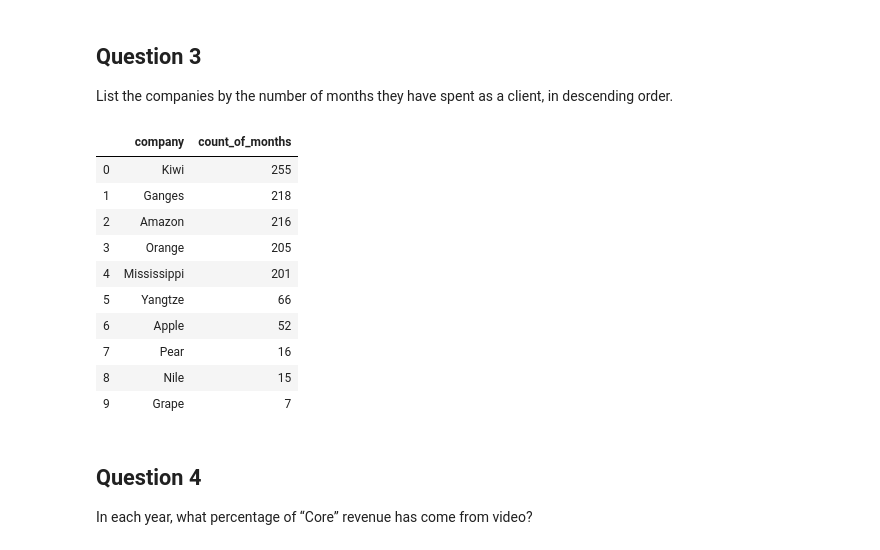
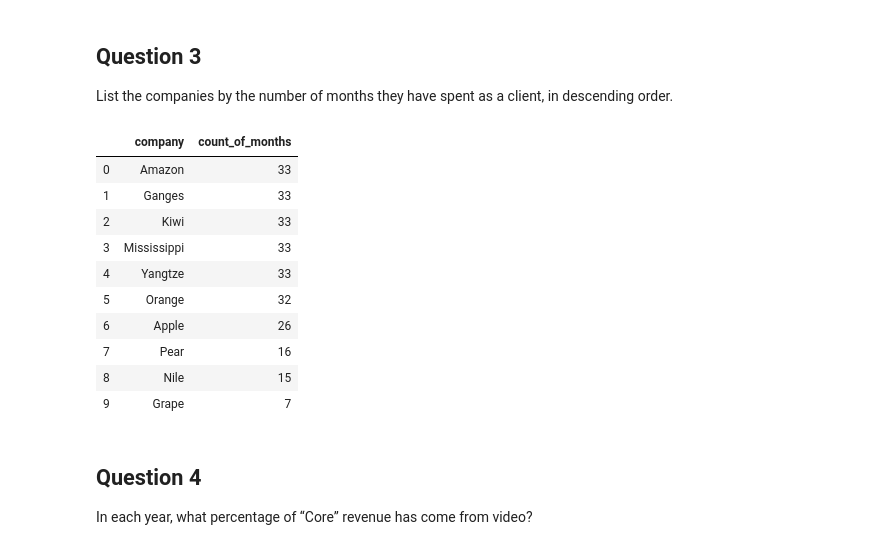
Before and after one commit to admiral810/data_sample_analysis, a Jupyter notebook: data_analysis_notebook.ipynb, the cells around one changed output. Drawn from its saved outputs; the diff is of its cells as text; code cells hidden in the pictures.

Commit message:
updated month count to distinct count

```diff
--- a/data_analysis_notebook.ipynb
+++ b/data_analysis_notebook.ipynb
@@ -175,19 +175,19 @@ descending order.
 # %%
 # answer question
 
 # group by company and aggregate date by count
-month_count_df = df.groupby(['company']).agg({'date': 'count'})
+month_count_df = df.groupby(['company']).agg({'date': pd.Series.nunique})
 month_count_df = month_count_df.rename(columns={'date': 'count_of_months'})
 month_count_df.sort_values(by='count_of_months', ascending=False).reset_index()
 # %% [output]
 |  | company | count_of_months |
-| 0 | Kiwi | 255 |
-| 1 | Ganges | 218 |
-| 2 | Amazon | 216 |
-| 3 | Orange | 205 |
-| 4 | Mississippi | 201 |
-| 5 | Yangtze | 66 |
-| 6 | Apple | 52 |
+| 0 | Amazon | 33 |
+| 1 | Ganges | 33 |
+| 2 | Kiwi | 33 |
+| 3 | Mississippi | 33 |
+| 4 | Yangtze | 33 |
+| 5 | Orange | 32 |
+| 6 | Apple | 26 |
 | 7 | Pear | 16 |
 | 8 | Nile | 15 |
 | 9 | Grape | 7 |
```
